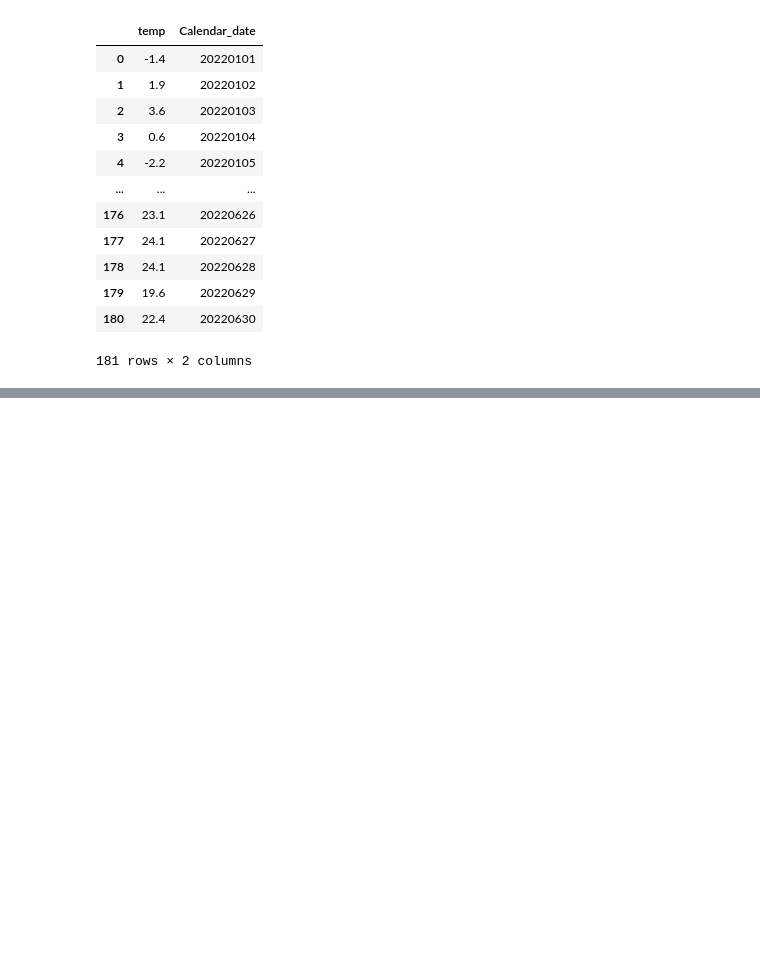
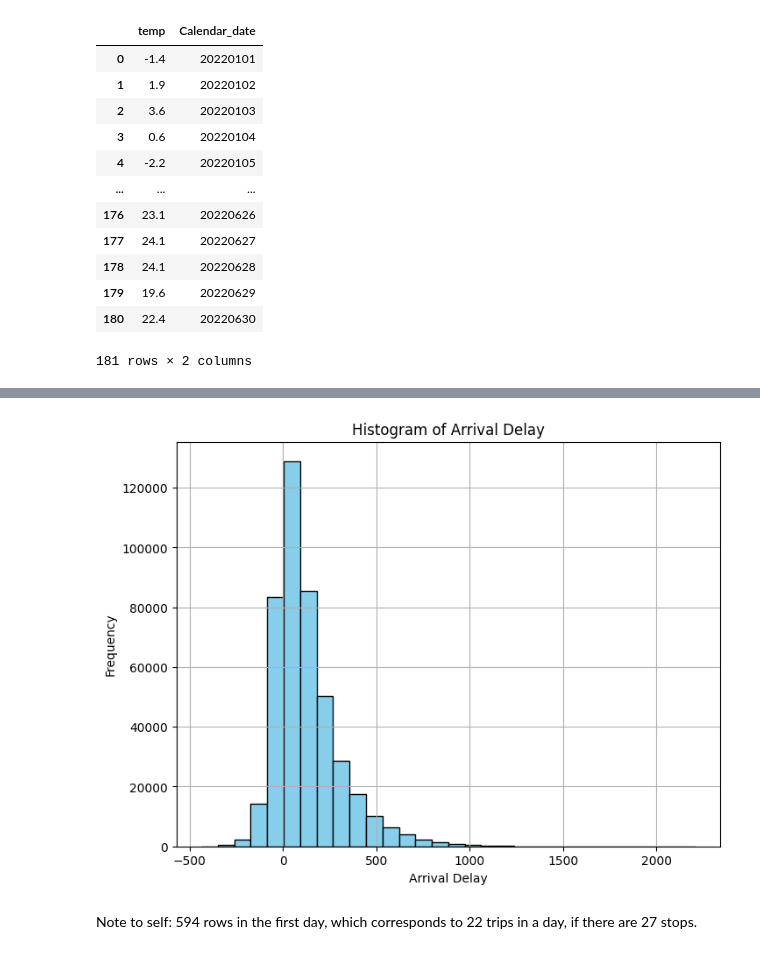
Before and after one commit to Fmazin/AI_Project, a Jupyter notebook: code/main_project_flow.ipynb, the cells around one changed output, grey strips where cells are left out. Drawn from its saved outputs; the diff is of its cells as text; code cells hidden in the pictures; blank space fills up the shorter version.

```diff
--- a/code/main_project_flow.ipynb
+++ b/code/main_project_flow.ipynb
@@ -53,0 +113,12 @@ df.drop(columns=['date'])
+# %%
+plt.figure(figsize=(8, 6))
+plt.hist(df['arrival_delay'], bins=30, color='skyblue', edgecolor='black')
+plt.title('Histogram of Arrival Delay')
+plt.xlabel('Arrival Delay')
+plt.ylabel('Frequency')
+plt.grid(True)
+plt.show()
+# %% [output]
+[figure, added]
+# %% [markdown]
+Note to self: 594 rows in the first day, which corresponds to 22 trips in a day, if there are 27 stops.
```
Also changed, not shown: parts of 5 cells of this notebook.
